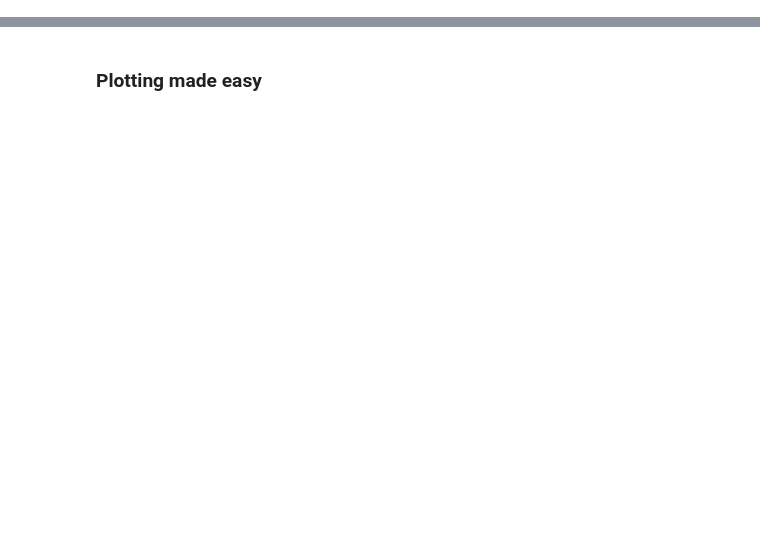
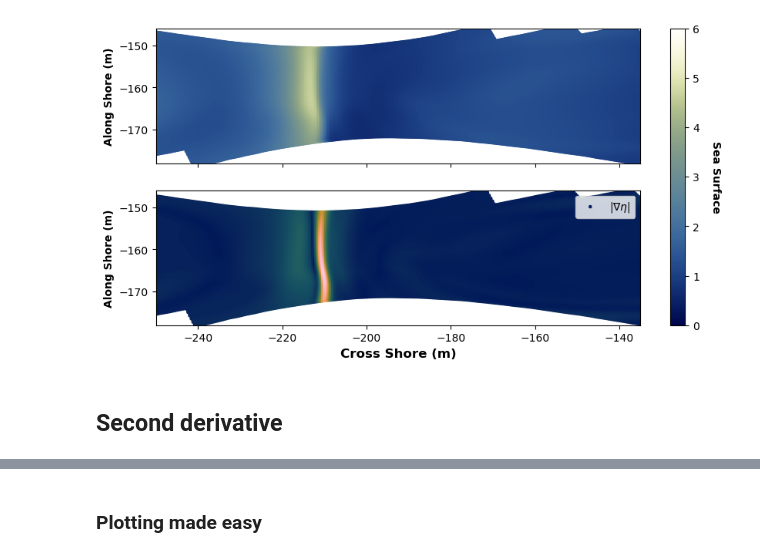
Before and after one commit to davebobculver/siren-sea-surface-code, a Jupyter notebook: net_plots.ipynb, the cells around one changed output, grey strips where cells are left out. Saved outputs shown, nothing was run; the diff lists cells and outputs as text; code cells hidden in the pictures; blank space fills up the shorter version.

```diff
--- a/net_plots.ipynb
+++ b/net_plots.ipynb
@@ -0,0 +194,37 @@
+# %%
+import matplotlib.pyplot as plt
+import seaborn as sns
+import cmcrameri.cm as cmc
+
+#Make the plot
+
+fig, (ax1, ax2) = plt.subplots(2,1, figsize=(10,5))
+im1 = ax1.scatter(x, y, c=z, vmin=0, vmax=6, cmap=cmc.davos)
+scat = ax2.scatter(x, y, c = dz, cmap=cmc.batlow, s =5, label =r'$|\nabla \eta|$')
+ax2.legend(loc = 'upper right')
+ax1.set_aspect('equal')
+ax2.set_aspect('equal')
+
+ax1.set_xlim(-250, -135)
+ax1.set_ylim(-178, -146)
+ax2.set_xlim(-250, -135)
+ax2.set_ylim(-178, -146)
+
+ax1.set_xticklabels([])
+
+
+ax2.set_xlabel('Cross Shore (m)', fontweight = 'bold', fontsize = 12)
+ax1.set_ylabel('Along Shore (m)', fontweight = 'bold', fontsize = 10)
+ax2.set_ylabel('Along Shore (m)', fontweight = 'bold', fontsize = 10)
+
+cbar = fig.colorbar(im1, ax=[ax1, ax2], location='right', shrink=1.0, aspect=20, fraction = .05)
+cbar.set_label('Sea Surface', fontweight = 'bold',  rotation=270, labelpad=20)
+
+save = f"../latex/overleaf/figures/derivative.pdf"
+plt.savefig(save, dpi=300, bbox_inches='tight')
+plt.show()
+plt.close()
+# %% [output]
+[figure, added]
+# %% [markdown]
+## Second derivative
```
Also changed, not shown: parts of 18 cells of this notebook, 7 other files.
